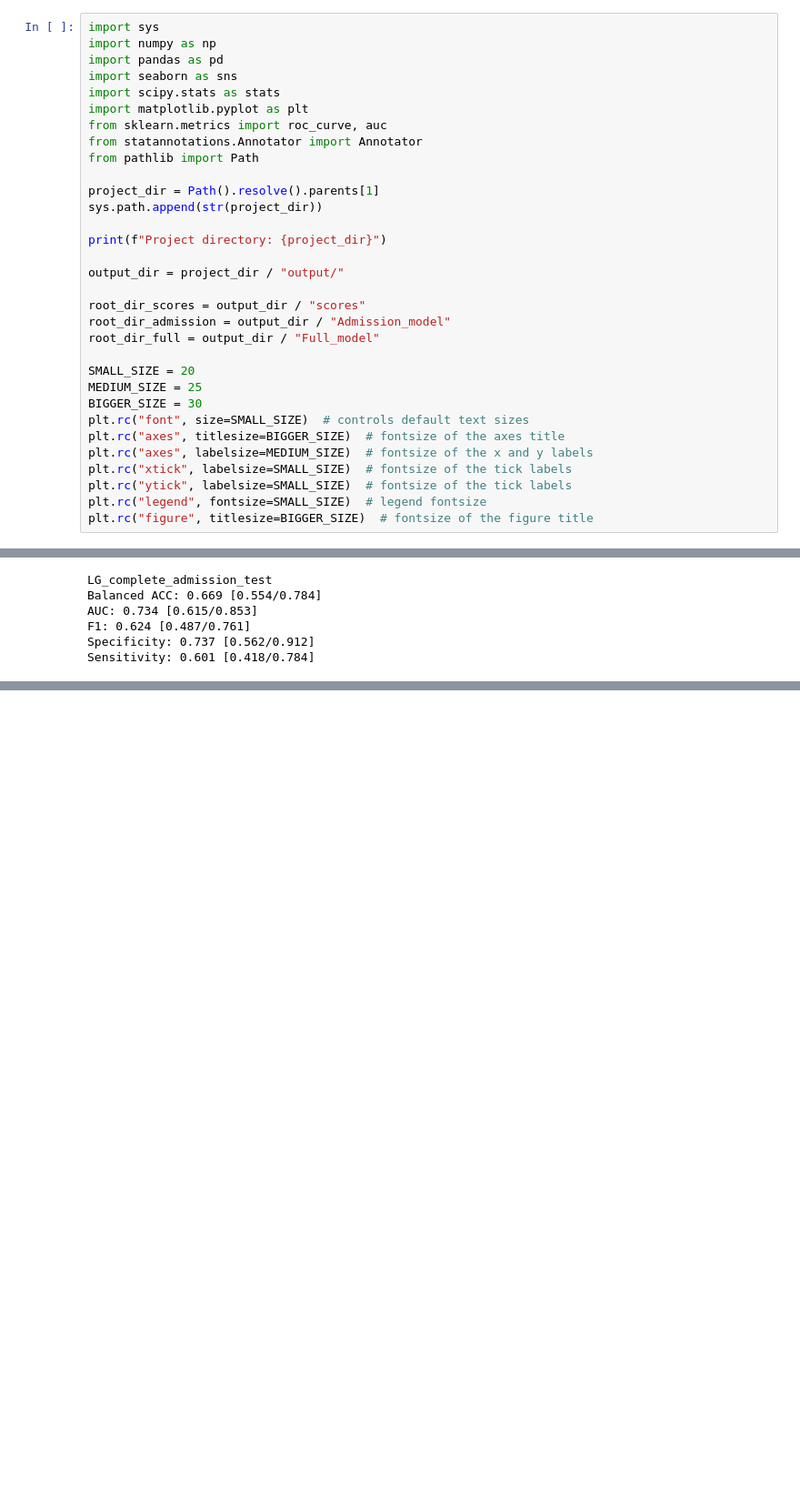
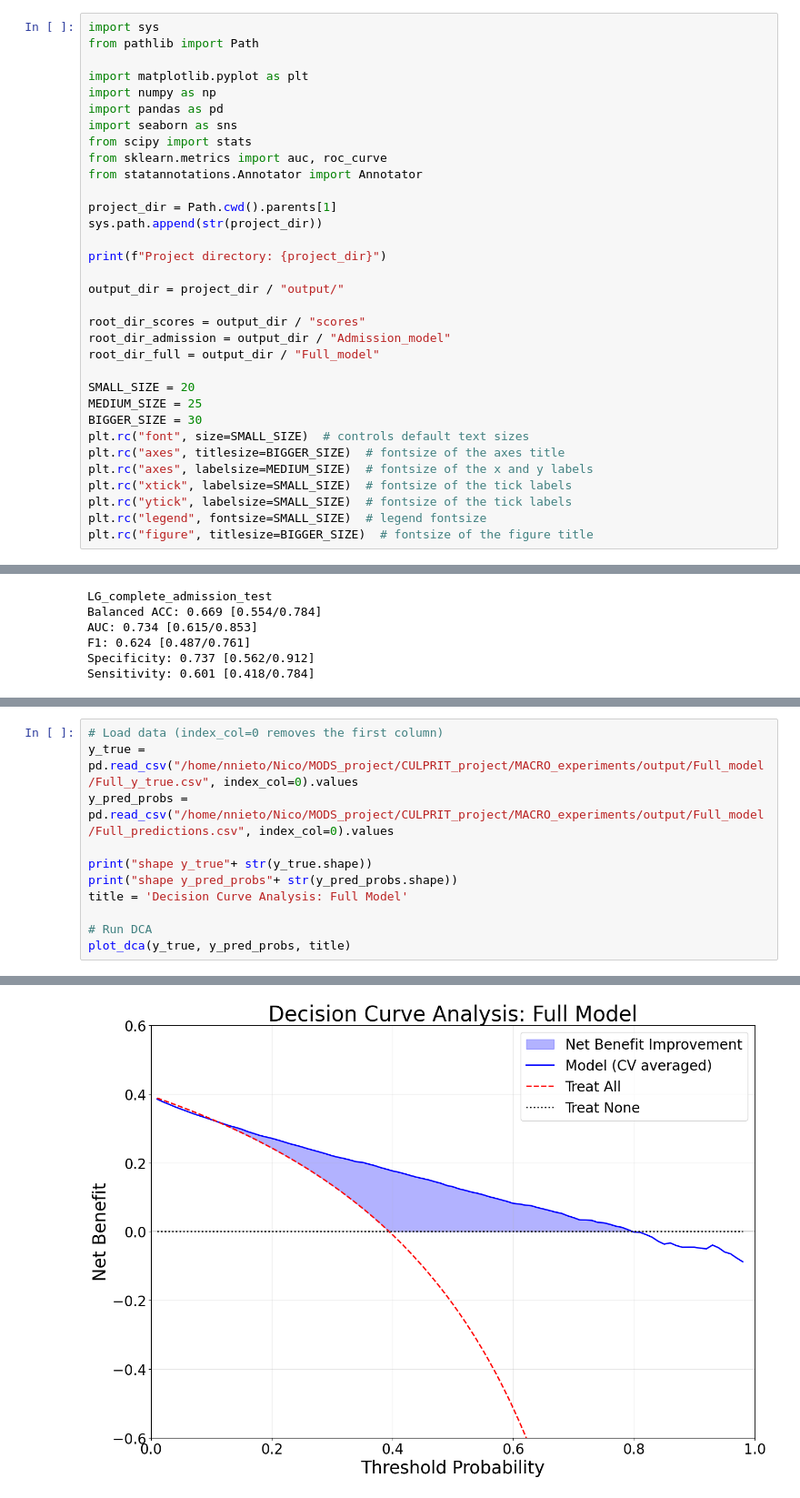
Before and after one commit to N-Nieto/MACRO_experiments, a Jupyter notebook: code/plot/plot_classification_performance.ipynb, the cells around one changed output, grey strips where cells are left out. Shown at 91% size. Cells and saved outputs as stored; diff of their text form; blank space fills up the shorter version.

```diff
--- a/code/plot/plot_classification_performance.ipynb
+++ b/code/plot/plot_classification_performance.ipynb
@@ -1,15 +1,16 @@
 # %%
 import sys
+from pathlib import Path
+
+import matplotlib.pyplot as plt
 import numpy as np
 import pandas as pd
 import seaborn as sns
-import scipy.stats as stats
-import matplotlib.pyplot as plt
-from sklearn.metrics import roc_curve, auc
+from scipy import stats
+from sklearn.metrics import auc, roc_curve
 from statannotations.Annotator import Annotator
-from pathlib import Path
 
-project_dir = Path().resolve().parents[1]
+project_dir = Path.cwd().parents[1]
 sys.path.append(str(project_dir))
 
 print(f"Project directory: {project_dir}")
@@ -598,0 +714,12 @@ Sensitivity: 0.601 [0.418/0.784]
+# %%
+# Load data (index_col=0 removes the first column)
+y_true = pd.read_csv("/home/nnieto/Nico/MODS_project/CULPRIT_project/MACRO_experiments/output/Full_model/Full_y_true.csv", index_col=0).values
+y_pred_probs = pd.read_csv("/home/nnieto/Nico/MODS_project/CULPRIT_project/MACRO_experiments/output/Full_model/Full_predictions.csv", index_col=0).values
+
+print("shape y_true"+ str(y_true.shape))
+print("shape y_pred_probs"+ str(y_pred_probs.shape))
+title = 'Decision Curve Analysis: Full Model'
+
+# Run DCA
+plot_dca(y_true, y_pred_probs, title)
+# %% [output]
@@ -598,0 +728 @@ Sensitivity: 0.601 [0.418/0.784]
+[figure, added]
```
Also changed, not shown: parts of 7 cells of this notebook, 12 other files.
